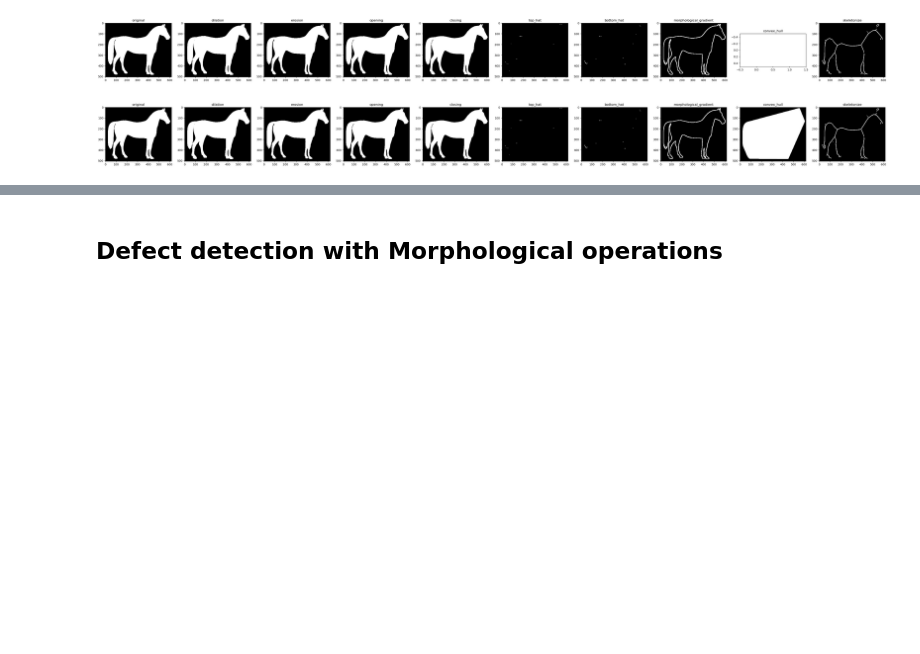
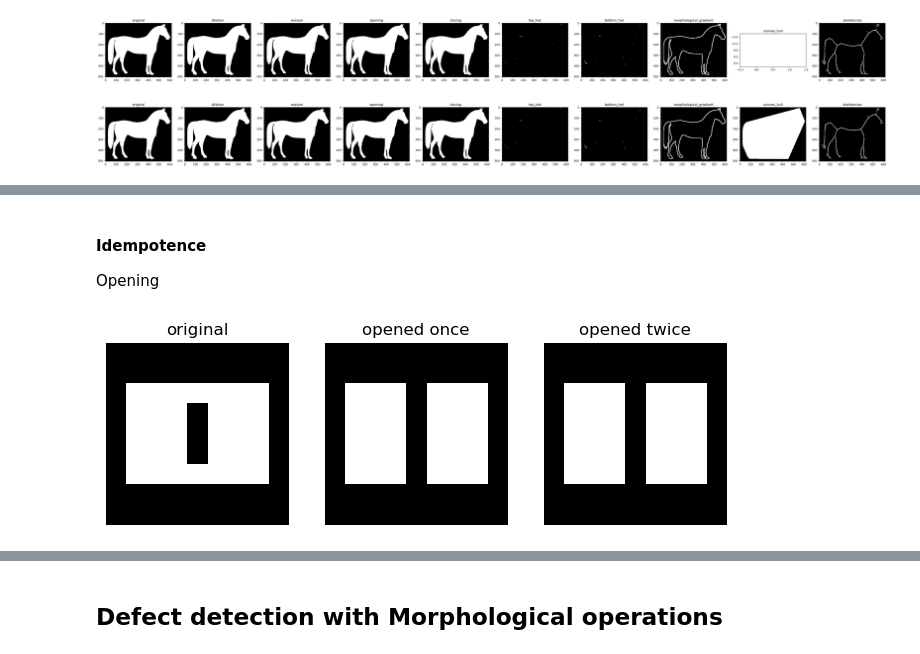
Before and after one commit to Pikurrot/cv-problems-uab, a Jupyter notebook: Lab 2/Practicum_Fundamentals_CV_Students_Lab2.ipynb, the cells around one changed output, grey strips where cells are left out. Saved outputs shown, nothing was run; the diff lists cells and outputs as text; code cells hidden in the pictures; blank space fills up the shorter version.

```diff
--- a/Lab 2/Practicum_Fundamentals_CV_Students_Lab2.ipynb
+++ b/Lab 2/Practicum_Fundamentals_CV_Students_Lab2.ipynb
@@ -510,0 +493,14 @@ plt.show()
+# %% [markdown]
+#### Idempotence
+Opening
+# %%
+fig, ax = plt.subplots(1, 3, figsize=(8, 5))
+process = [image3, opening(image3, structuring_element), opening(opening(image3, structuring_element), structuring_element)]
+
+for i, (img, title) in enumerate(zip(process, ['original', 'opened once', 'opened twice'])):
+	ax[i].imshow(img, cmap='gray', vmin=0, vmax=1)
+	ax[i].set_title(title)
+	ax[i].axis('off')
+plt.show()
+# %% [output]
+[figure, added]
```
Also changed, not shown: parts of 25 cells of this notebook.
